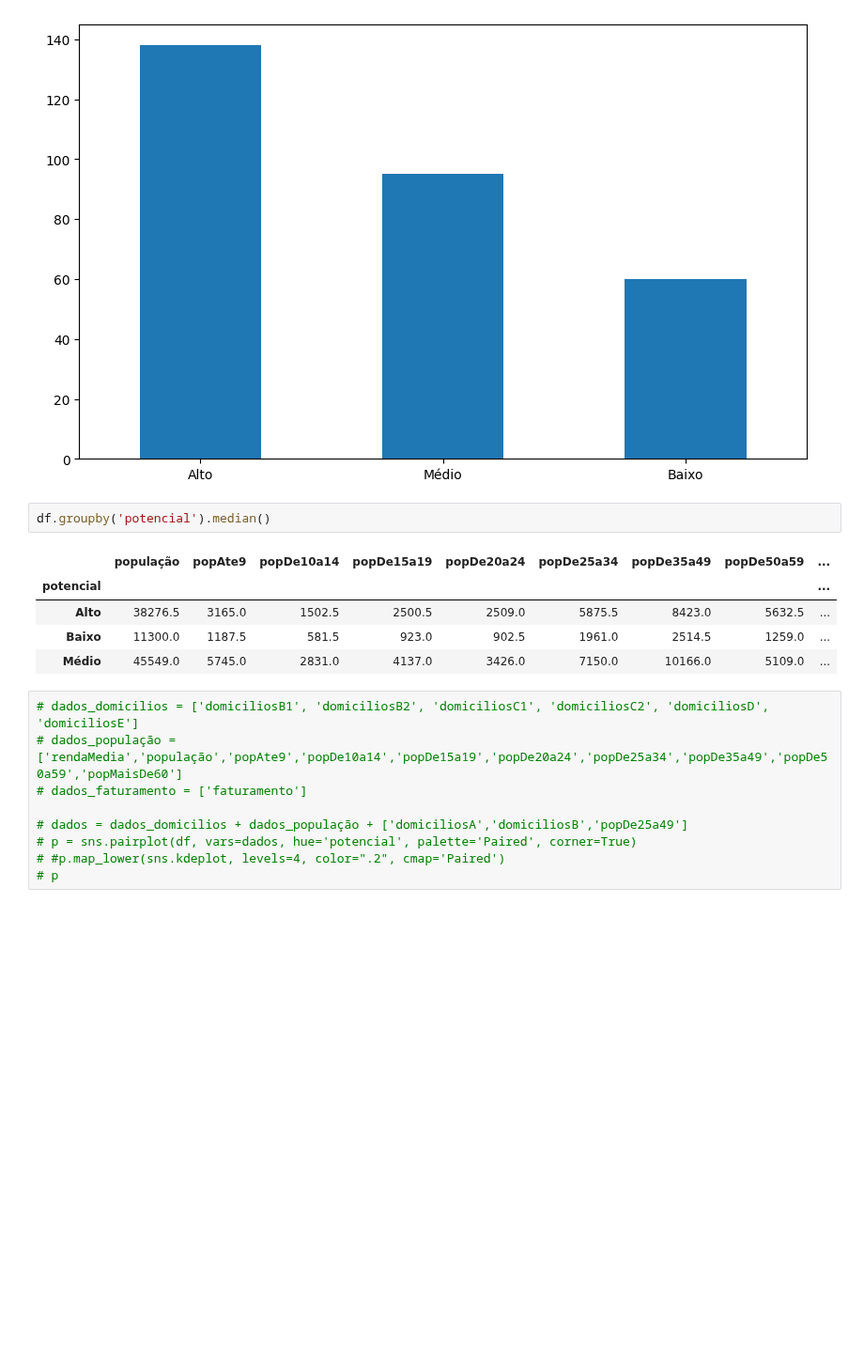
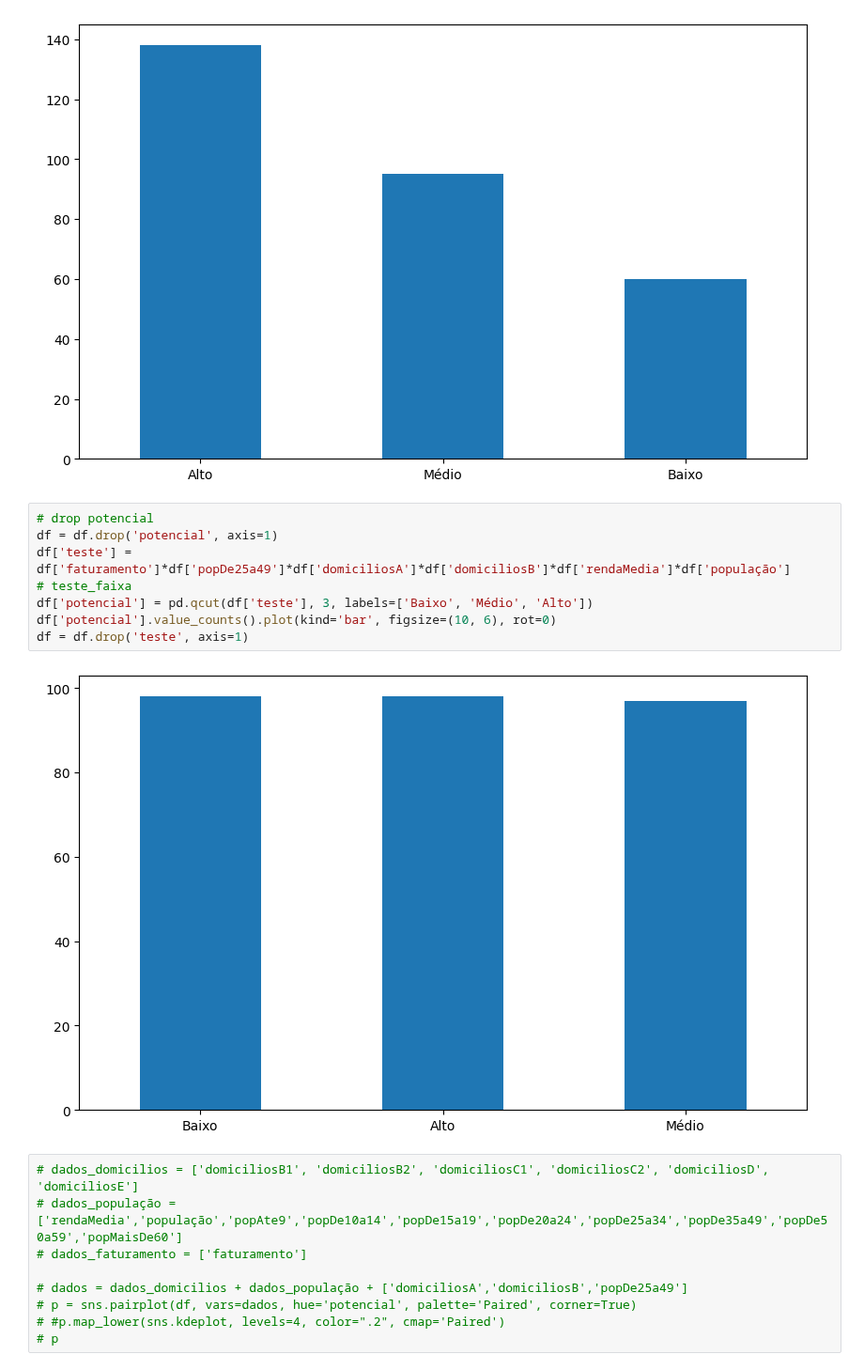
Before and after one commit to galvsoliveira/ds_geoprofit_analysis, a Jupyter notebook: Notebooks/4__exploratory_data_analysis_sp.ipynb, the cells around one changed output. Shown at 94% size. Cells and saved outputs as stored; diff of their text form; blank space fills up the shorter version.

```diff
--- a/Notebooks/4__exploratory_data_analysis_sp.ipynb
+++ b/Notebooks/4__exploratory_data_analysis_sp.ipynb
@@ -28,14 +28,16 @@ df['potencial'].value_counts().plot(kind='bar', figsize=(10, 6), rot=0)
 # %% [output]
 <AxesSubplot: >
 [figure]
-# %%
-df.groupby('potencial').median()
-# %% [output]
-|  | população | popAte9 | popDe10a14 | popDe15a19 | popDe20a24 | popDe25a34 | popDe35a49 | popDe50a59 | ... |
-| potencial |  |  |  |  |  |  |  |  | ... |
-| Alto | 38276.5 | 3165.0 | 1502.5 | 2500.5 | 2509.0 | 5875.5 | 8423.0 | 5632.5 | ... |
-| Baixo | 11300.0 | 1187.5 | 581.5 | 923.0 | 902.5 | 1961.0 | 2514.5 | 1259.0 | ... |
-| Médio | 45549.0 | 5745.0 | 2831.0 | 4137.0 | 3426.0 | 7150.0 | 10166.0 | 5109.0 | ... |
+# %%
+# drop potencial
+df = df.drop('potencial', axis=1)
+df['teste'] = df['faturamento']*df['popDe25a49']*df['domiciliosA']*df['domiciliosB']*df['rendaMedia']*df['população']
+# teste_faixa
+df['potencial'] = pd.qcut(df['teste'], 3, labels=['Baixo', 'Médio', 'Alto'])
+df['potencial'].value_counts().plot(kind='bar', figsize=(10, 6), rot=0)
+df = df.drop('teste', axis=1)
+# %% [output]
+[figure, added]
 # %%
 # dados_domicilios = ['domiciliosB1', 'domiciliosB2', 'domiciliosC1', 'domiciliosC2', 'domiciliosD', 'domiciliosE']
 # dados_população = ['rendaMedia','população','popAte9','popDe10a14','popDe15a19','popDe20a24','popDe25a34','popDe35a49','popDe50a59','popMaisDe60']
```
Also changed, not shown: parts of 4 cells of this notebook, 2 other files.
